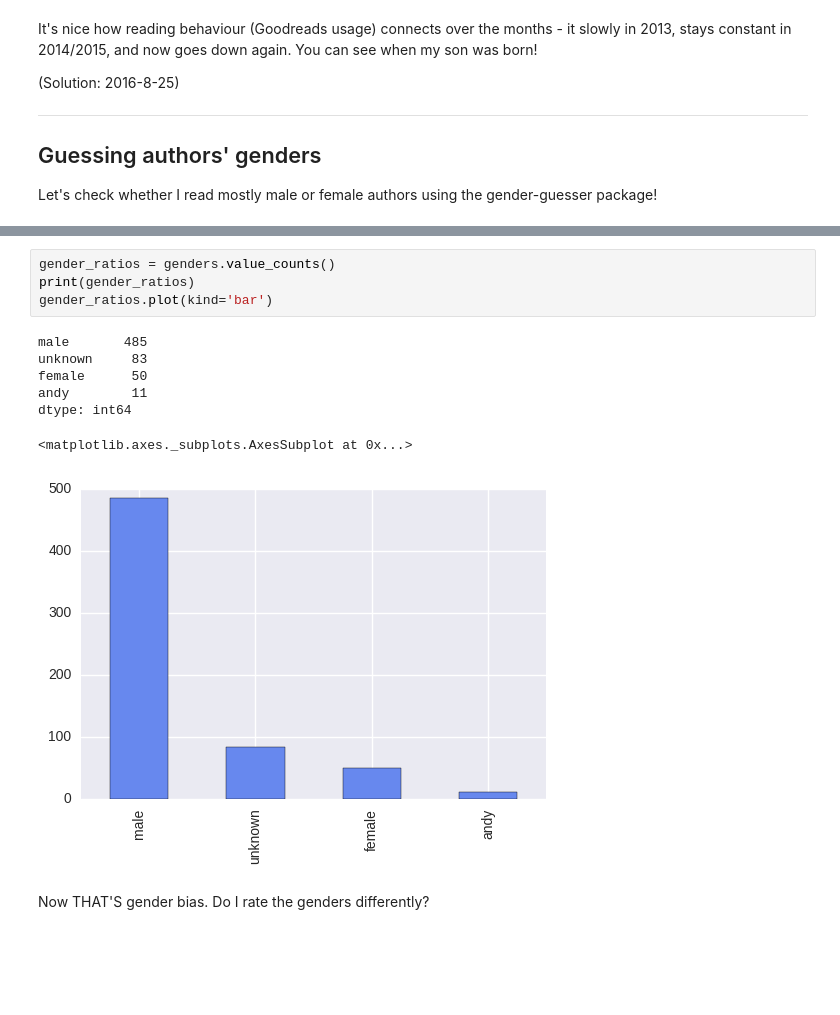
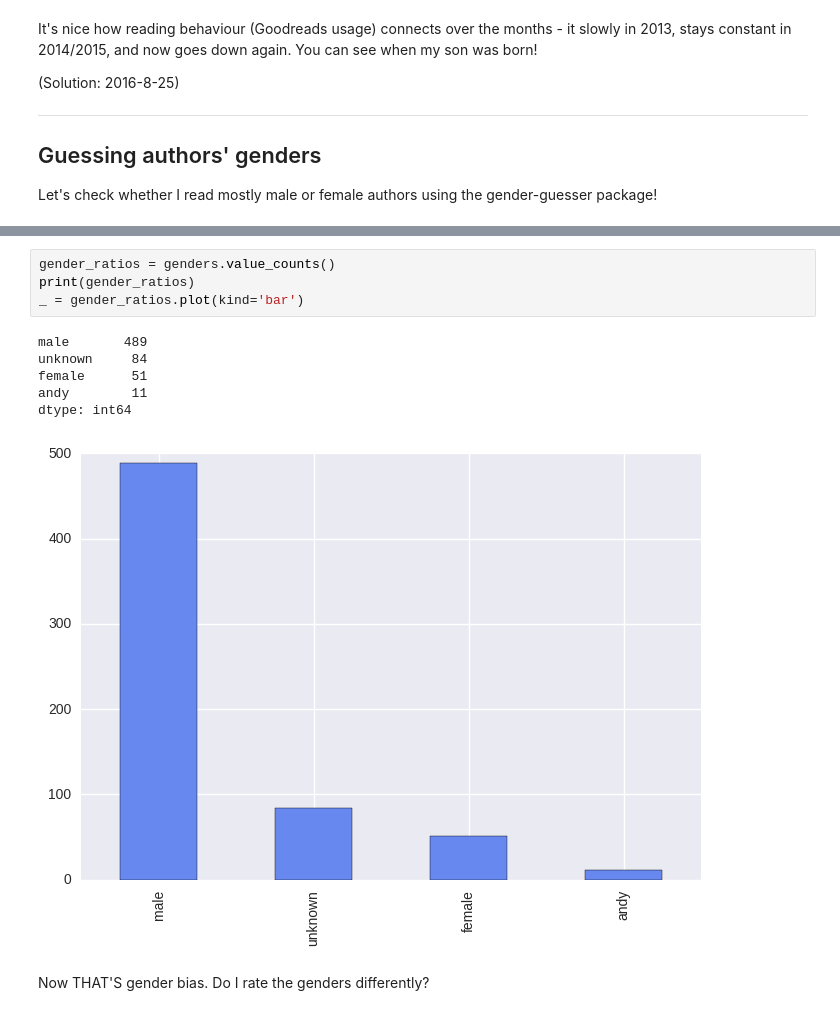
Before and after one commit to philippbayer/Goodreads_visualization, a Jupyter notebook: README.ipynb, the cells around one changed output, grey strips where cells are left out. Cells and saved outputs as stored; diff of their text form; blank space fills up the shorter version.

Commit message:
Update gender analysis

```diff
--- a/README.ipynb
+++ b/README.ipynb
@@ -350,15 +348,14 @@ genders = pd.Series([x.replace('mostly_female','female').replace('mostly_male','
 # %%
 gender_ratios = genders.value_counts()
 print(gender_ratios)
-gender_ratios.plot(kind='bar')
+_ = gender_ratios.plot(kind='bar')
 # %% [output]
-male       485
-unknown     83
-female      50
+male       489
+unknown     84
+female      51
 andy        11
 dtype: int64
-<matplotlib.axes._subplots.AxesSubplot at 0x...>
-[figure, old version]
+[figure, new version]
 # %% [markdown]
 Now THAT'S gender bias. Do I rate the genders differently?
 # %%
```
Also changed, not shown: parts of 21 cells of this notebook, 1 other file.
